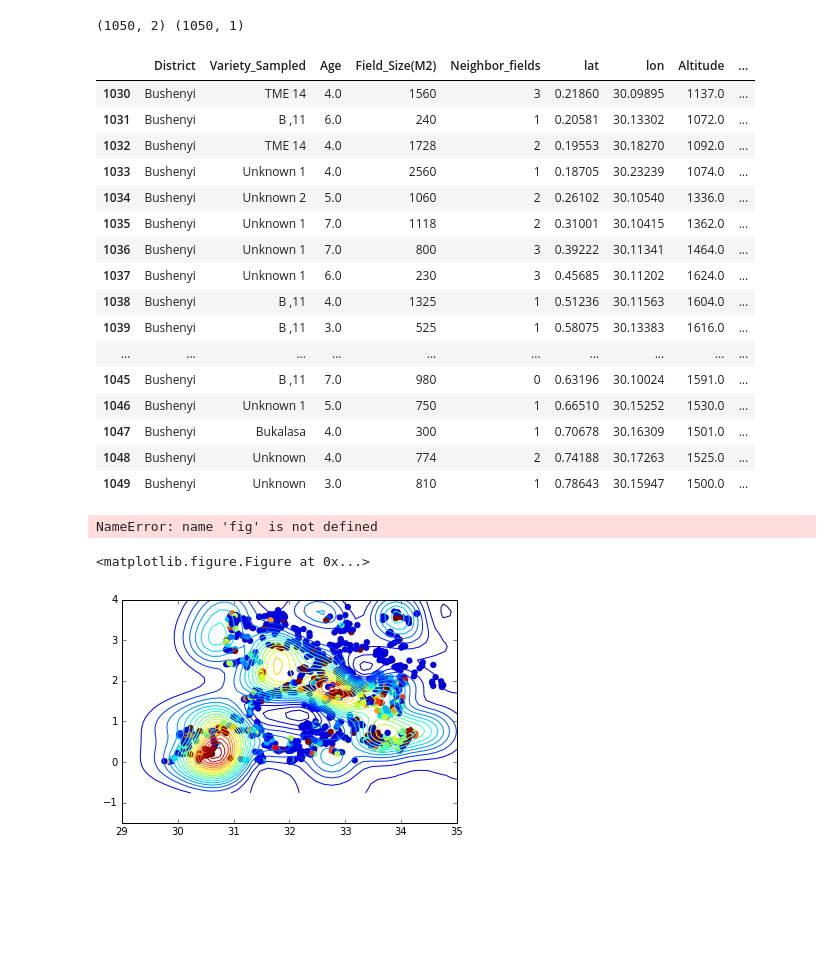
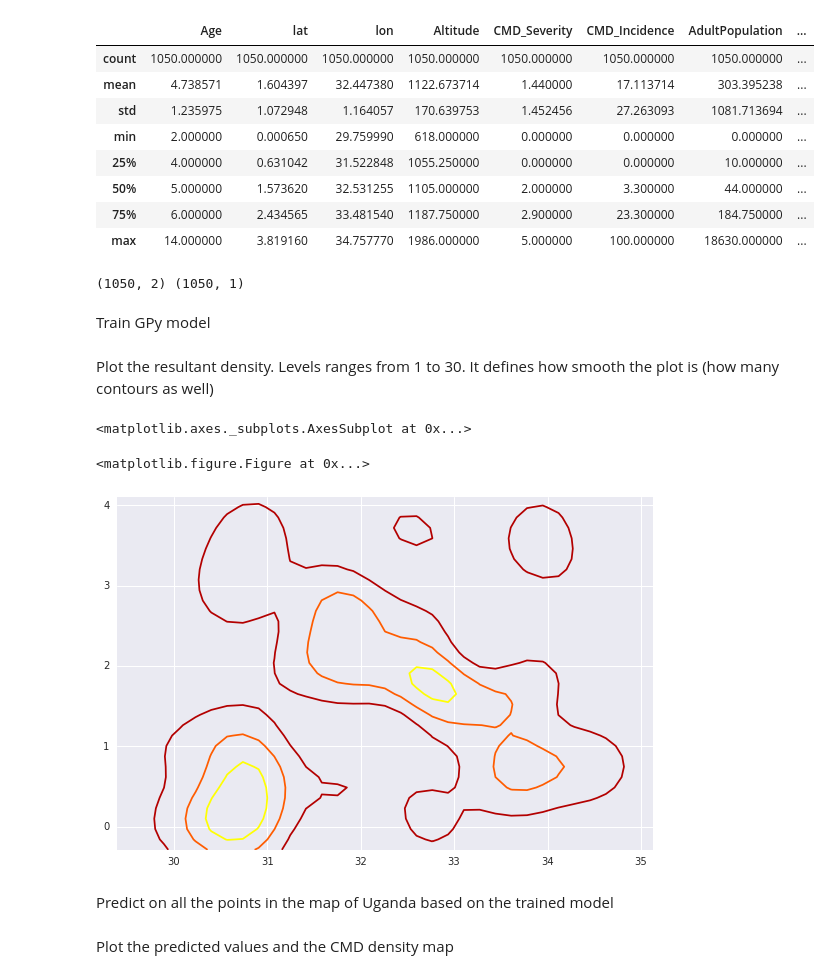
Before and after one commit to NaLucky/GpY, a Jupyter notebook: Incidencecopy.ipynb, the cells around one changed output. Cells and saved outputs as stored; diff of their text form; code cells hidden in the pictures; blank space fills up the shorter version.

```diff
--- a/Incidencecopy.ipynb
+++ b/Incidencecopy.ipynb
@@ -15 +39,13 @@ data=datadf[['lon','lat']].as_matrix()
+# %%
+traindatadf.describe()
+# %% [output]
+|  | Age | lat | lon | Altitude | CMD_Severity | CMD_Incidence | AdultPopulation | ... |
+| count | 1050.000000 | 1050.000000 | 1050.000000 | 1050.000000 | 1050.000000 | 1050.000000 | 1050.000000 | ... |
+| mean | 4.738571 | 1.604397 | 32.447380 | 1122.673714 | 1.440000 | 17.113714 | 303.395238 | ... |
+| std | 1.235975 | 1.072948 | 1.164057 | 170.639753 | 1.452456 | 27.263093 | 1081.713694 | ... |
+| min | 2.000000 | 0.000650 | 29.759990 | 618.000000 | 0.000000 | 0.000000 | 0.000000 | ... |
+| 25% | 4.000000 | 0.631042 | 31.522848 | 1055.250000 | 0.000000 | 0.000000 | 10.000000 | ... |
+| 50% | 5.000000 | 1.573620 | 32.531255 | 1105.000000 | 2.000000 | 3.300000 | 44.000000 | ... |
+| 75% | 6.000000 | 2.434565 | 33.481540 | 1187.750000 | 2.900000 | 23.300000 | 184.750000 | ... |
+| max | 14.000000 | 3.819160 | 34.757770 | 1986.000000 | 5.000000 | 100.000000 | 18630.000000 | ... |
 # %%
@@ -36,25 +55,6 @@ Y=traindatadf['CMD_Incidence'].as_matrix()[:,None]
 print X.shape, Y.shape
 # %% [output]
 (1050, 2) (1050, 1)
-# %%
-np.unique(traindatadf['CMD_Incidence'])
-traindatadf.tail(20)
-# %% [output]
-|  | District | Variety_Sampled | Age | Field_Size(M2) | Neighbor_fields | lat | lon | Altitude | ... |
-| 1030 | Bushenyi | TME 14 | 4.0 | 1560 | 3 | 0.21860 | 30.09895 | 1137.0 | ... |
-| 1031 | Bushenyi | B ,11 | 6.0 | 240 | 1 | 0.20581 | 30.13302 | 1072.0 | ... |
-| 1032 | Bushenyi | TME 14 | 4.0 | 1728 | 2 | 0.19553 | 30.18270 | 1092.0 | ... |
-| 1033 | Bushenyi | Unknown 1 | 4.0 | 2560 | 1 | 0.18705 | 30.23239 | 1074.0 | ... |
-| 1034 | Bushenyi | Unknown 2 | 5.0 | 1060 | 2 | 0.26102 | 30.10540 | 1336.0 | ... |
-| 1035 | Bushenyi | Unknown 1 | 7.0 | 1118 | 2 | 0.31001 | 30.10415 | 1362.0 | ... |
-| 1036 | Bushenyi | Unknown 1 | 7.0 | 800 | 3 | 0.39222 | 30.11341 | 1464.0 | ... |
-| 1037 | Bushenyi | Unknown 1 | 6.0 | 230 | 3 | 0.45685 | 30.11202 | 1624.0 | ... |
-| 1038 | Bushenyi | B ,11 | 4.0 | 1325 | 1 | 0.51236 | 30.11563 | 1604.0 | ... |
-| 1039 | Bushenyi | B ,11 | 3.0 | 525 | 1 | 0.58075 | 30.13383 | 1616.0 | ... |
-| ... | ... | ... | ... | ... | ... | ... | ... | ... | ... |
-| 1045 | Bushenyi | B ,11 | 7.0 | 980 | 0 | 0.63196 | 30.10024 | 1591.0 | ... |
-| 1046 | Bushenyi | Unknown 1 | 5.0 | 750 | 1 | 0.66510 | 30.15252 | 1530.0 | ... |
-| 1047 | Bushenyi | Bukalasa | 4.0 | 300 | 1 | 0.70678 | 30.16309 | 1501.0 | ... |
-| 1048 | Bushenyi | Unknown | 4.0 | 774 | 2 | 0.74188 | 30.17263 | 1525.0 | ... |
-| 1049 | Bushenyi | Unknown | 3.0 | 810 | 1 | 0.78643 | 30.15947 | 1500.0 | ... |
+# %% [markdown]
+Train GPy model
 # %%
@@ -85,14 +77,3 @@ m.optimize('tnc', messages=1, max_iters=max_iters)
 
 # plot
 #m.plot()
-# %%
-plt.figure(figsize=(12,10))
-m.plot()
-plt.xlim([29,35])
-plt.ylim([-1.5,4])
-cbar_ax = fig.add_axes([0.85,0.3,0.02,0.45]) #[0.85, 0.2, 0.05, 0.7]) #left bottom width height
-plt.colorbar(im, cmap =cm.YlOrRd, cax = cbar_ax);
-# %% [output]
-NameError: name 'fig' is not defined
-<matplotlib.figure.Figure at 0x...>
-[figure, removed]
@@ -101,7 +80,20 @@ m.predict?
+# %% [markdown]
+Plot the resultant density. Levels ranges from 1 to 30. It defines how smooth the plot is (how many contours as well)
+# %%
+plt.figure(figsize=(12,10))
+m.plot(plot_density=True, plot_data=False, levels=5)
+# %% [output]
+<matplotlib.axes._subplots.AxesSubplot at 0x...>
+<matplotlib.figure.Figure at 0x...>
+[figure, added]
+# %% [markdown]
+Predict on all the points in the map of Uganda based on the trained model
 # %%
 #testing the model
 meanx,var = m.predict(testdata)
 ZZ = meanx
 XX = testdata[:,0][:,None]
 YY = testdata[:,1][:,None]
+# %% [markdown]
+Plot the predicted values and the CMD density map
 # %%
```
Also changed, not shown: parts of 12 cells of this notebook, 2 other files.
